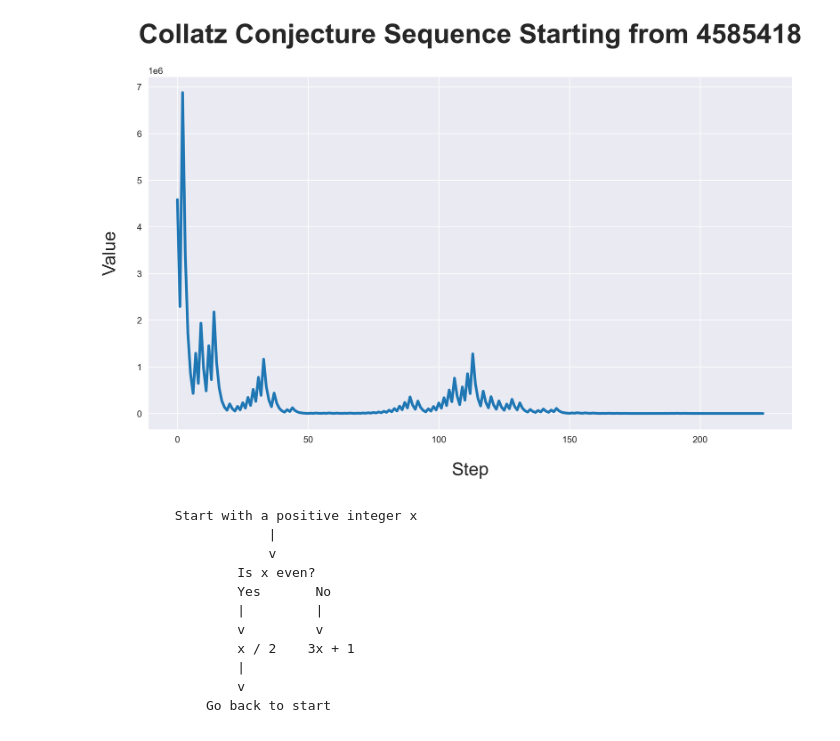
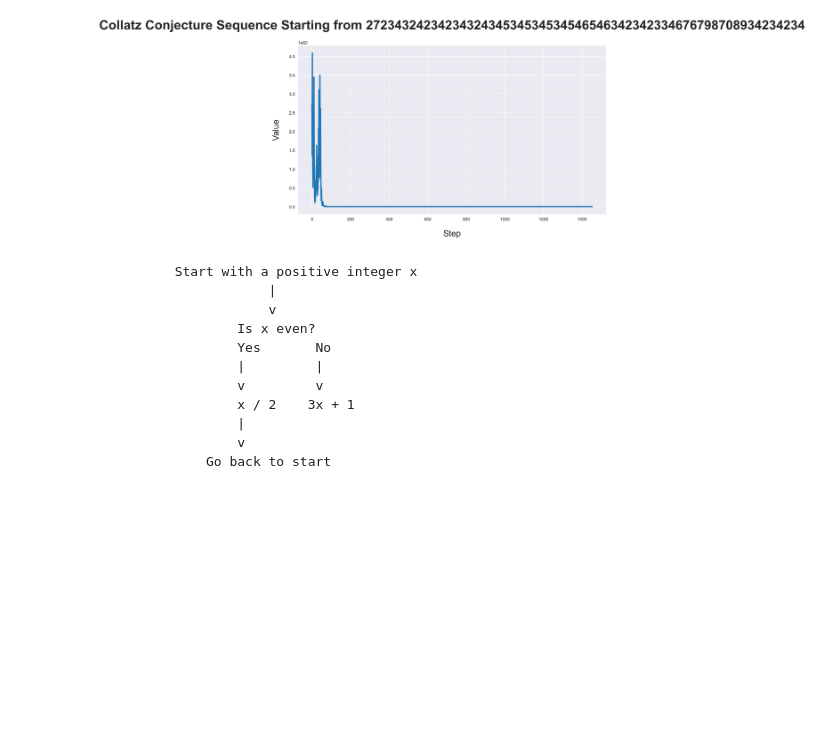
Before and after one commit to PrasoonPratham/collatz-conjecture, a Jupyter notebook: main.ipynb, the cells around one changed output. Cells and saved outputs as stored; diff of their text form; code cells hidden in the pictures; blank space fills up the shorter version.

```diff
--- a/main.ipynb
+++ b/main.ipynb
@@ -20,23 +20,23 @@ def collatz_sequence(n):
 sns.set_style('darkgrid')
 # %%
 # Generate the Collatz conjecture sequence starting from n
-n = 4585418
+n = 2723432423423432434534534534546546342342334676798708934234234
 
 sequence = list(collatz_sequence(n))
 
 # Create a figure and set its size and DPI
 fig = plt.figure(figsize=(3840/300, 2160/300), dpi=300)
 
 # Plot the sequence
 plt.plot(sequence, linewidth=3)
 plt.xlabel('Step', fontsize=20, labelpad=20)
 plt.ylabel('Value', fontsize=20, labelpad=20)
 plt.title(f'Collatz Conjecture Sequence Starting from {n}', fontsize=30, fontweight='bold', y=1.08)
 
 # Save plot as PNG image
 fig.savefig(f'collatz_conjecture_{n}.png', bbox_inches='tight')
 # %% [output]
-[figure, old version]
+[figure, new version]
 # %% [markdown]
             Start with a positive integer x
                         |
```
Also changed, not shown: 3 other files.
